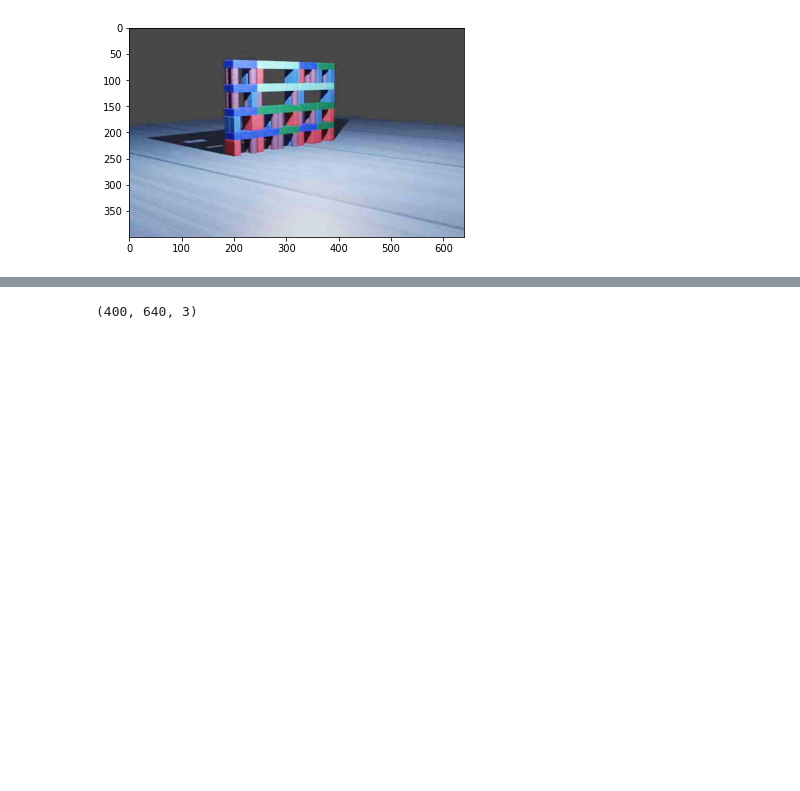
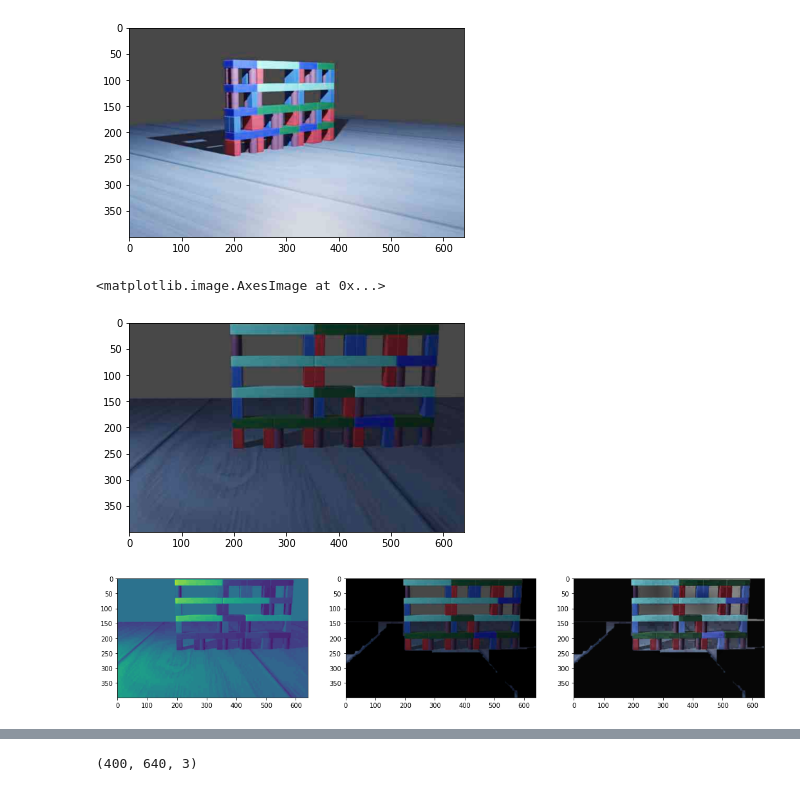
Before and after one commit to G-Gautam/AIFinalProject, a Jupyter notebook: christine.ipynb, the cells around one changed output, grey strips where cells are left out. Drawn from its saved outputs; the diff is of its cells as text; code cells hidden in the pictures; blank space fills up the shorter version.

```diff
--- a/christine.ipynb
+++ b/christine.ipynb
@@ -56,3 +56,51 @@ plt.imshow(img)
 # %% [output]
 <matplotlib.image.AxesImage at 0x...>
 [figure]
+# %%
+img_filter = cv2.imread('./archive/42.jpg')
+plt.imshow(img_filter)
+
+gray_filter = cv2.cvtColor(img_filter, cv2.COLOR_BGR2GRAY)
+mask_back = cv2.cvtColor(gray_filter, cv2.COLOR_BGR2BGRA)
+# ret, thresh = cv2.threshold(gray_filter,0,255,cv2.THRESH_BINARY_INV+cv2.THRESH_OTSU)
+
+hh, ww = img_filter.shape[:2]
+
+# threshold on white
+# Define lower and uppper limits
+lower = np.array([200, 200, 200])
+upper = np.array([255, 255, 255])
+
+# Create mask to only select black
+thresh = cv2.inRange(img_filter, lower, upper)
+
+# apply morphology
+kernel = cv2.getStructuringElement(cv2.MORPH_ELLIPSE, (20,20))
+morph = cv2.morphologyEx(thresh, cv2.MORPH_CLOSE, kernel)
+
+# invert morp image
+mask = 255 - morph
+
+# apply mask to image
+result = cv2.bitwise_and(img_filter, img_filter, mask=mask)
+
+cleaned = remove_background(img_filter)
+
+lab =cv2.cvtColor(cleaned, cv2.COLOR_BGR2LAB)
+
+l, a, b = cv2.split(lab)  # split on 3 different channels
+clahe = cv2.createCLAHE(clipLimit=3., tileGridSize=(8,8))
+
+l2 = clahe.apply(l)  # apply CLAHE to the L-channel
+
+lab = cv2.merge((l2,a,b))  # merge channels
+img2 = cv2.cvtColor(lab, cv2.COLOR_LAB2BGR)
+
+fig, ax = plt.subplots(1,3,figsize=(18, 18))
+ax[0].imshow(gray_filter)
+ax[1].imshow(cleaned)
+ax[2].imshow(img2 )
+# %% [output]
+<matplotlib.image.AxesImage at 0x...>
+[figure, added]
+[figure, added]
```
Also changed, not shown: parts of 5 cells of this notebook.
